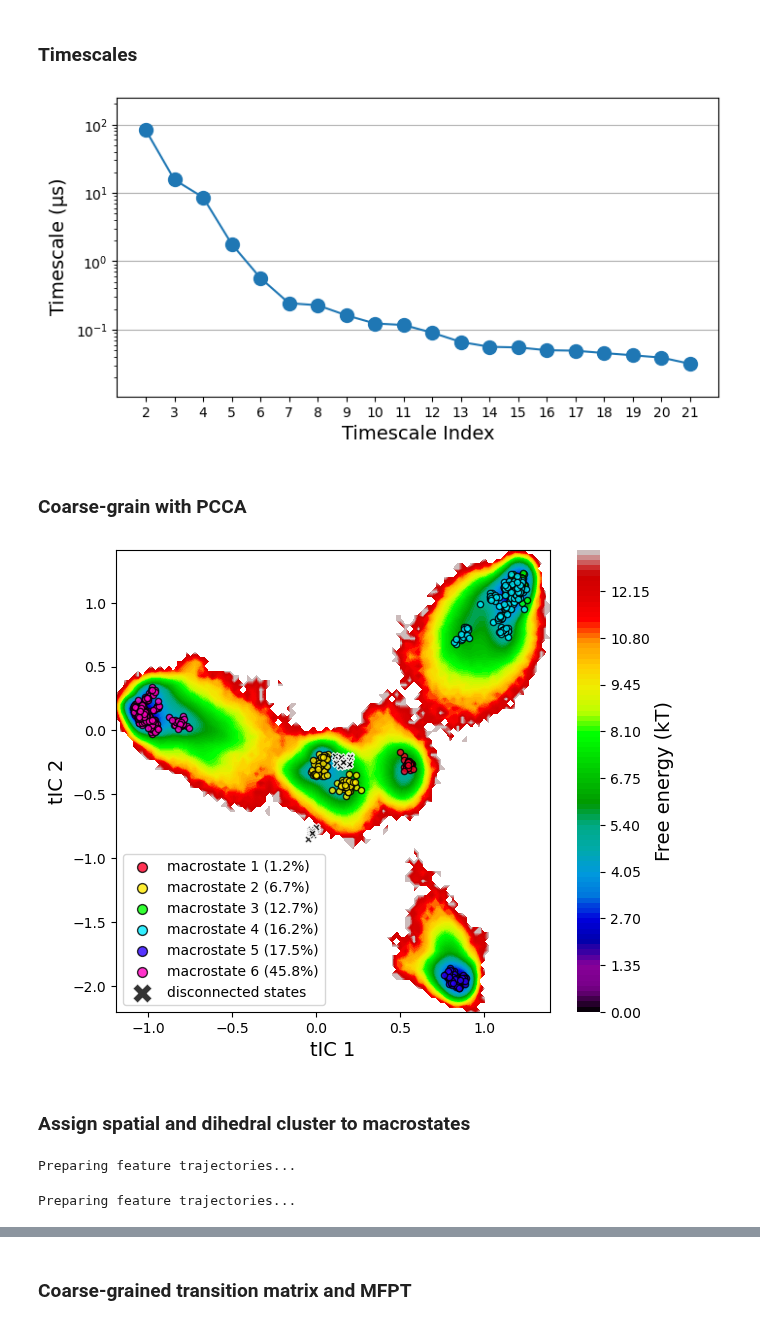
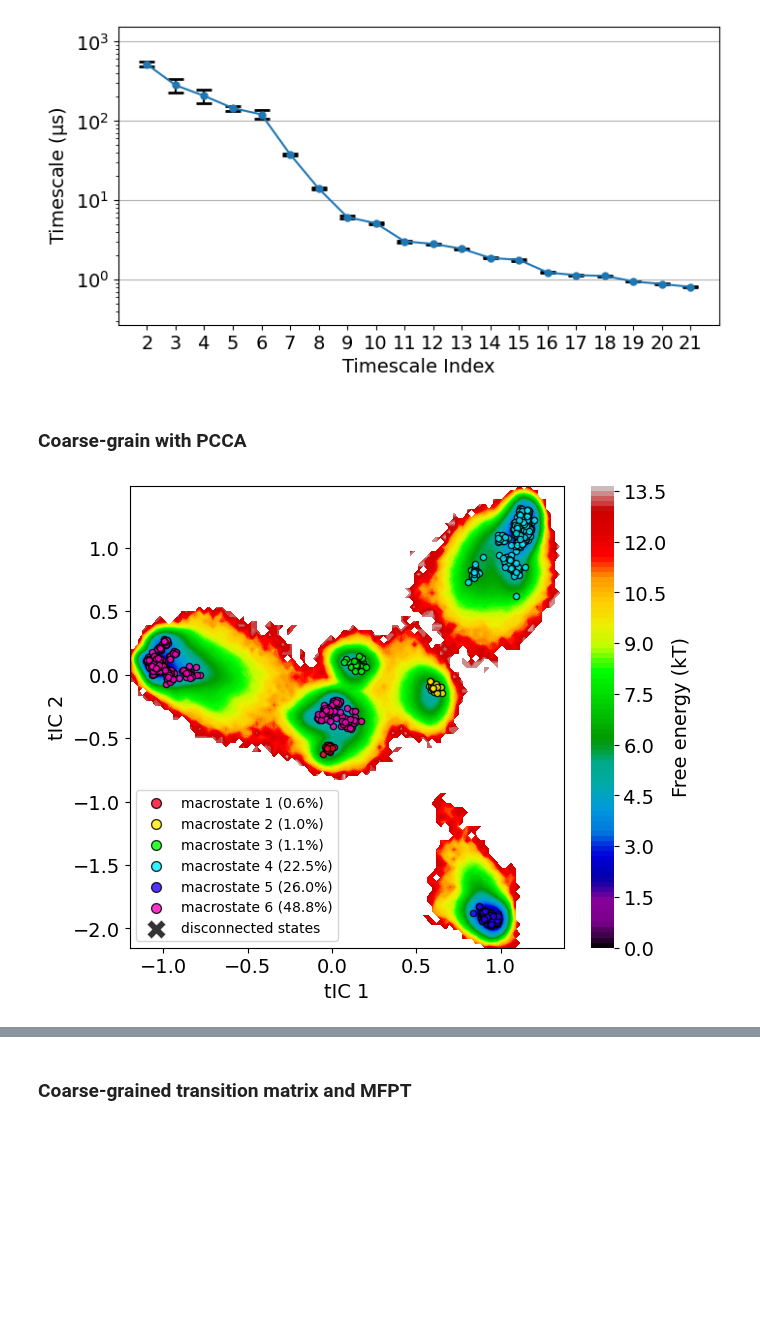
Before and after one commit to meyresearch/kinase_analysis, a Jupyter notebook: notebooks/analysis/analysis_validate_model.ipynb, the cells around one changed output, grey strips where cells are left out. Cells and saved outputs as stored; diff of their text form; code cells hidden in the pictures; blank space fills up the shorter version.

Commit message:
Fix timestep in plotting. Add comments to validation notebook

```diff
--- a/notebooks/analysis/analysis_validate_model.ipynb
+++ b/notebooks/analysis/analysis_validate_model.ipynb
@@ -120,0 +18,22 @@ Models restore complete.
+# %%
+plt.rcParams['xtick.labelsize'] = 14  # Font size for x-tick labels
+plt.rcParams['ytick.labelsize'] = 14  # Font size for y-tick labels
+plt.rcParams['legend.fontsize'] = 16  # Font size for legend
+plt.rcParams['axes.labelsize'] = 18   # Font size for x-label and y-label
+plt.rcParams['axes.titlesize'] = 18   # Font size for title
+# %%
+protein = 'abl'
+key = 'abl-pdb-50ps' # Dataset key
+study = 'with_prior' # where the results are saved
+data_path = Path(f'/home/rzhu/Desktop/projects/kinase_analysis/data') # base dir
+
+hps_df = pd.read_csv(data_path/f'{protein}'/'msm'/f'{study}'/'hps.csv')
+TD = TrajData(protein = protein)
+TD.add_dataset(rtraj_dir = Path(f'/arc/abl_processed/'),
+               ftraj_dir= data_path / f'{protein}'/ f'{key}' / 'ftrajs',
+               dt=0.05,
+               key=key)
+study = MSMStudy(hps_table = hps_df,
+                 traj_data = TD,
+                 wk_dir = data_path/f'{protein}'/'msm'/f'{study}')
+study.observation
@@ -120,0 +60,2 @@ Models restore complete.
+# %%
+study.set_hp_id(4)
@@ -132,41 +81,30 @@ plot_fe(traj_all=study.ttraj_cat,
-# %% [markdown]
-### Timescales
 # %%
-plot_ts(
-        #timescales=study.baymsm_mod.timescales()[1],
-        timescales=study.msm_mod.timescales(),
+# Timescales
+plot_ts(timescales=study.baymsm_mod.timescales()[1],
+        #timescales=study.msm_mod.timescales(),
         n_ts = 20,
-        markov_lag = study._markov__lag,
-        scaling = 0.00005,
-        savedir = study.fig_dir/'timescales.png',
-        unit="$\mathrm{\mu s}$")
+        dt = study.hp_dict.dt_out,
+        savedir = study.fig_dir/'timescales.svg')
 # %% [output]
-[figure, old version]
+[figure, new version]
 # %% [markdown]
 ### Coarse-grain with PCCA
+# %%
+study.run_pcca(6)
 # %%
+# Free energy surface with microstates colored by PCCA states
 plot_fe(traj_all=study.ttraj_cat,
         traj_weights = np.concatenate(study.traj_weights, axis=0),
         c_centers=study.kmeans_centers[study.connected_states, :],
         c_centers_s=80,
         state_assignment=study.pcca_mod.assignments,
+        n_states=study.pcca_n,
         state_population=study.pcca_mod.coarse_grained_stationary_probability,
         linewidth=1,
         d_centers=study.kmeans_centers[study.disconnected_states, :],
         d_centers_s=30,
         d_centers_marker='X',
         legend_marker_sizes=[200, 200, 200, 200, 200, 200, 200],
-        savedir = study.fig_dir/'pcca.png'
-        )
+        savedir = study.fig_dir/'pcca.svg')
 # %% [output]
-[figure, old version]
+[figure, new version]
-# %% [markdown]
-### Assign spatial and dihedral cluster to macrostates
-# %%
-dbdist, _ = prepare_ftrajs(MA.select_ftrajs(features=['dbdist']))
-dbdist_cat = np.concatenate(dbdist)
-dbdihed, _ = prepare_ftrajs(MA.select_ftrajs(features=['dbdihed']), convert_dihed=False)
-dbdihed_cat = np.concatenate(dbdihed)
-# %% [output]
-Preparing feature trajectories...
-Preparing feature trajectories...
```
Also changed, not shown: parts of 74 cells of this notebook, 12 other files.
